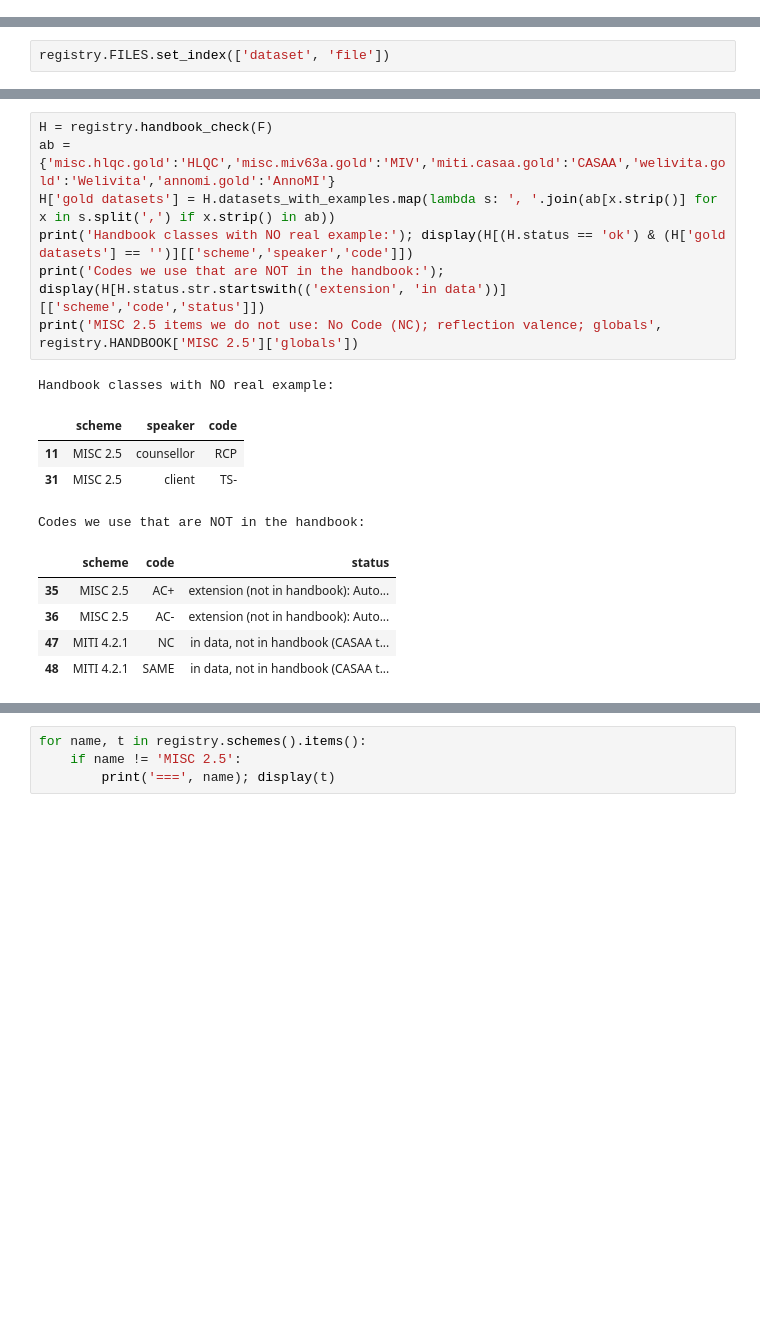
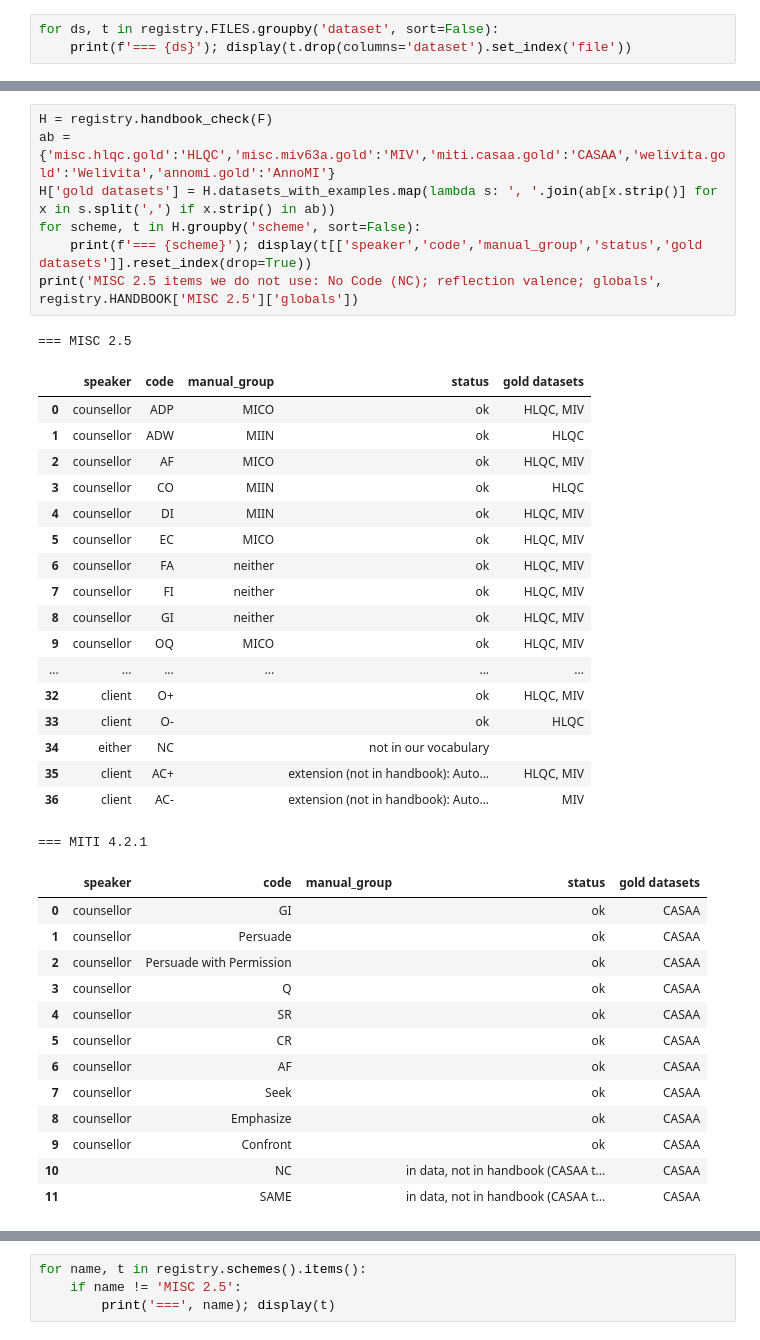
Before and after one commit to Zme874amy/Behavioral-Coding, a Jupyter notebook: notebooks/datasets_eda.ipynb, the cells around one changed output, grey strips where cells are left out. Cells and saved outputs as stored; diff of their text form; blank space fills up the shorter version.

```diff
--- a/notebooks/datasets_eda.ipynb
+++ b/notebooks/datasets_eda.ipynb
@@ -68,0 +119,3 @@ glance
+# %%
+for ds, t in registry.FILES.groupby('dataset', sort=False):
+    print(f'=== {ds}'); display(t.drop(columns='dataset').set_index('file'))
@@ -76,2 +160,0 @@ lineage, so you never count the same data twice. Traps:
-# %%
-registry.FILES.set_index(['dataset', 'file'])
@@ -103,18 +166,40 @@ data. So a class we have no data for still shows up.
 # %%
 H = registry.handbook_check(F)
 ab = {'misc.hlqc.gold':'HLQC','misc.miv63a.gold':'MIV','miti.casaa.gold':'CASAA','welivita.gold':'Welivita','annomi.gold':'AnnoMI'}
 H['gold datasets'] = H.datasets_with_examples.map(lambda s: ', '.join(ab[x.strip()] for x in s.split(',') if x.strip() in ab))
-print('Handbook classes with NO real example:'); display(H[(H.status == 'ok') & (H['gold datasets'] == '')][['scheme','speaker','code']])
-print('Codes we use that are NOT in the handbook:'); display(H[H.status.str.startswith(('extension', 'in data'))][['scheme','code','status']])
+for scheme, t in H.groupby('scheme', sort=False):
+    print(f'=== {scheme}'); display(t[['speaker','code','manual_group','status','gold datasets']].reset_index(drop=True))
 print('MISC 2.5 items we do not use: No Code (NC); reflection valence; globals', registry.HANDBOOK['MISC 2.5']['globals'])
 # %% [output]
-Handbook classes with NO real example:
+=== MISC 2.5
-|  | scheme | speaker | code |
-| 11 | MISC 2.5 | counsellor | RCP |
-| 31 | MISC 2.5 | client | TS- |
+|  | speaker | code | manual_group | status | gold datasets |
+| 0 | counsellor | ADP | MICO | ok | HLQC, MIV |
+| 1 | counsellor | ADW | MIIN | ok | HLQC |
+| 2 | counsellor | AF | MICO | ok | HLQC, MIV |
+| 3 | counsellor | CO | MIIN | ok | HLQC |
+| 4 | counsellor | DI | MIIN | ok | HLQC, MIV |
+| 5 | counsellor | EC | MICO | ok | HLQC, MIV |
+| 6 | counsellor | FA | neither | ok | HLQC, MIV |
+| 7 | counsellor | FI | neither | ok | HLQC, MIV |
+| 8 | counsellor | GI | neither | ok | HLQC, MIV |
+| 9 | counsellor | OQ | MICO | ok | HLQC, MIV |
+| ... | ... | ... | ... | ... | ... |
+| 32 | client | O+ |  | ok | HLQC, MIV |
+| 33 | client | O- |  | ok | HLQC |
+| 34 | either | NC |  | not in our vocabulary |  |
+| 35 | client | AC+ |  | extension (not in handbook): Auto... | HLQC, MIV |
+| 36 | client | AC- |  | extension (not in handbook): Auto... | MIV |
-Codes we use that are NOT in the handbook:
+=== MITI 4.2.1
-|  | scheme | code | status |
-| 35 | MISC 2.5 | AC+ | extension (not in handbook): Auto... |
-| 36 | MISC 2.5 | AC- | extension (not in handbook): Auto... |
-| 47 | MITI 4.2.1 | NC | in data, not in handbook (CASAA t... |
-| 48 | MITI 4.2.1 | SAME | in data, not in handbook (CASAA t... |
+|  | speaker | code | manual_group | status | gold datasets |
+| 0 | counsellor | GI |  | ok | CASAA |
+| 1 | counsellor | Persuade |  | ok | CASAA |
+| 2 | counsellor | Persuade with Permission |  | ok | CASAA |
+| 3 | counsellor | Q |  | ok | CASAA |
+| 4 | counsellor | SR |  | ok | CASAA |
+| 5 | counsellor | CR |  | ok | CASAA |
+| 6 | counsellor | AF |  | ok | CASAA |
+| 7 | counsellor | Seek |  | ok | CASAA |
+| 8 | counsellor | Emphasize |  | ok | CASAA |
+| 9 | counsellor | Confront |  | ok | CASAA |
+| 10 |  | NC |  | in data, not in handbook (CASAA t... | CASAA |
+| 11 |  | SAME |  | in data, not in handbook (CASAA t... | CASAA |
```
Also changed, not shown: parts of 156 cells of this notebook, 3 other files.
